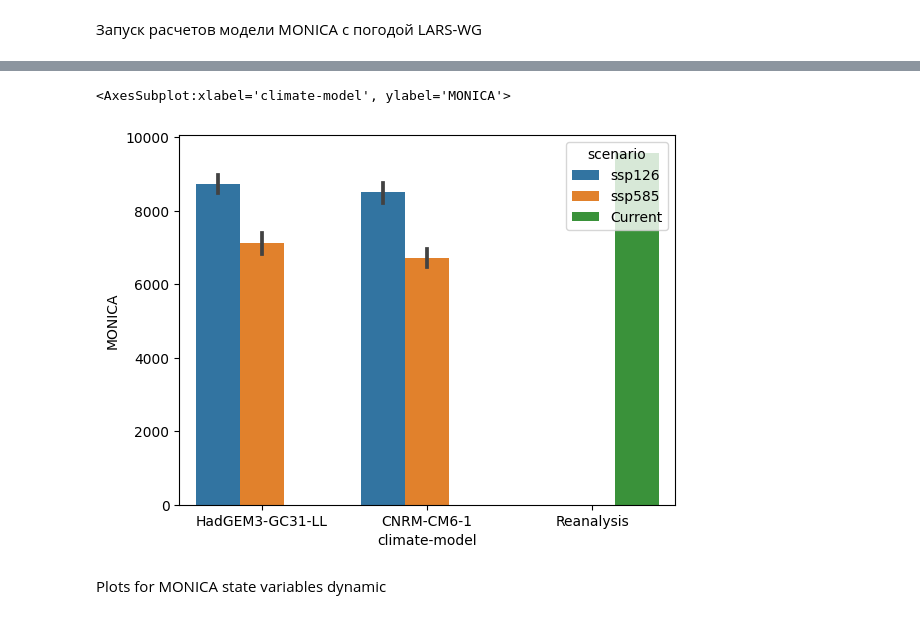
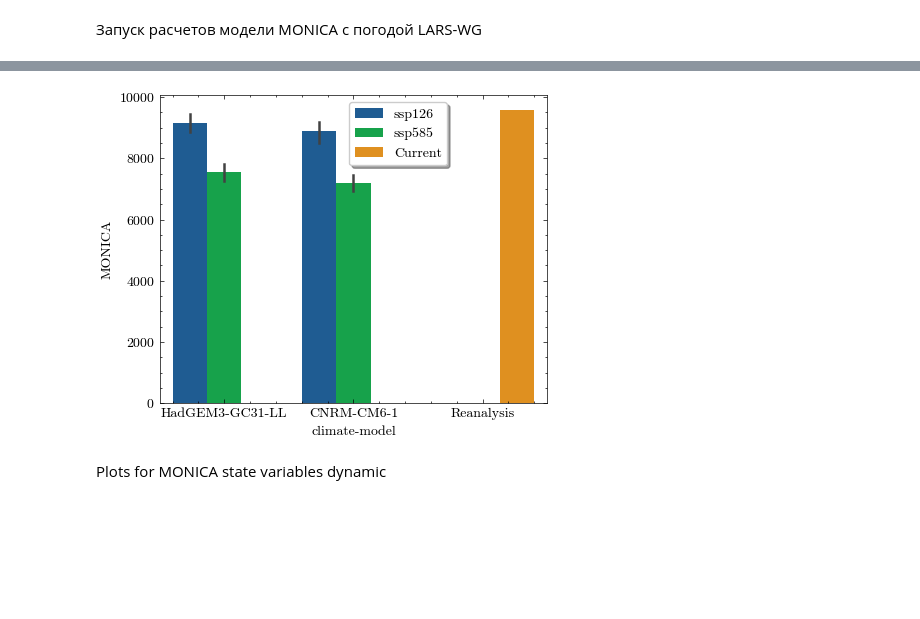
Before and after one commit to mishagrol/pyCropModels, a Jupyter notebook: notebooks/4. MONICA-SA-Soil-Climate-Change.ipynb, the cells around one changed output, grey strips where cells are left out. Drawn from its saved outputs; the diff is of its cells as text; code cells hidden in the pictures; blank space fills up the shorter version.

Commit message:
add: future climate crop plots

```diff
--- a/notebooks/4. MONICA-SA-Soil-Climate-Change.ipynb
+++ b/notebooks/4. MONICA-SA-Soil-Climate-Change.ipynb
@@ -431,10 +431,11 @@ for model in ["HadGEM3-GC31-LL", "CNRM-CM6-1"]:
             data = pd.read_csv(target, sep='\t', decimal=',', index_col=False, header=None, names=columns )
             data['date'] = pd.to_datetime(data['JDAY'].apply(lambda x: '2022-'+str(x)), format='%Y-%j')
             for n in range(1,21):
+                print(n, end=' ')
                 monica_lars_df = lars_to_monica(df=data, reanalysis_year=reanalysis_year, n=n)
                 climate_fname = os.path.join(pathMONICA,'LARS_WG_MONICA.csv')
                 monica_lars_df.to_csv(climate_fname, sep=';',index=False)
-                monica_yield, df = run_monica(weather_fname=climate_fname)
+                monica_yield, df = run_monica(weather_fname=climate_fname, crop='wheat')
                 row = [model, scenario, period, n, monica_yield]
                 climate_df.loc[len(climate_df)] = row
 
@@ -452,8 +458,16 @@ climate_df.loc[len(climate_df)] = row
+# %%
+import scienceplots
+plt.style.use(['science' , 'no-latex'])
 # %%
+fig, ax = plt.subplots(1,1, figsize=(5,4))
 sns.barplot(y='MONICA', x ='climate-model',  hue= 'scenario',  data=climate_df)
+leg=ax.legend(frameon=True,
+           bbox_to_anchor=(0.76, 1.0),
+           ncol=1,
+           shadow=True,)
+plt.savefig('../plots/future_climate_monica_wheat.png', dpi=300)
 # %% [output]
-<AxesSubplot:xlabel='climate-model', ylabel='MONICA'>
-[figure, old version]
+[figure, new version]
 # %% [markdown]
 Plots for MONICA state variables dynamic
 # %%
```
Also changed, not shown: parts of 3 cells of this notebook, 8 other files.
